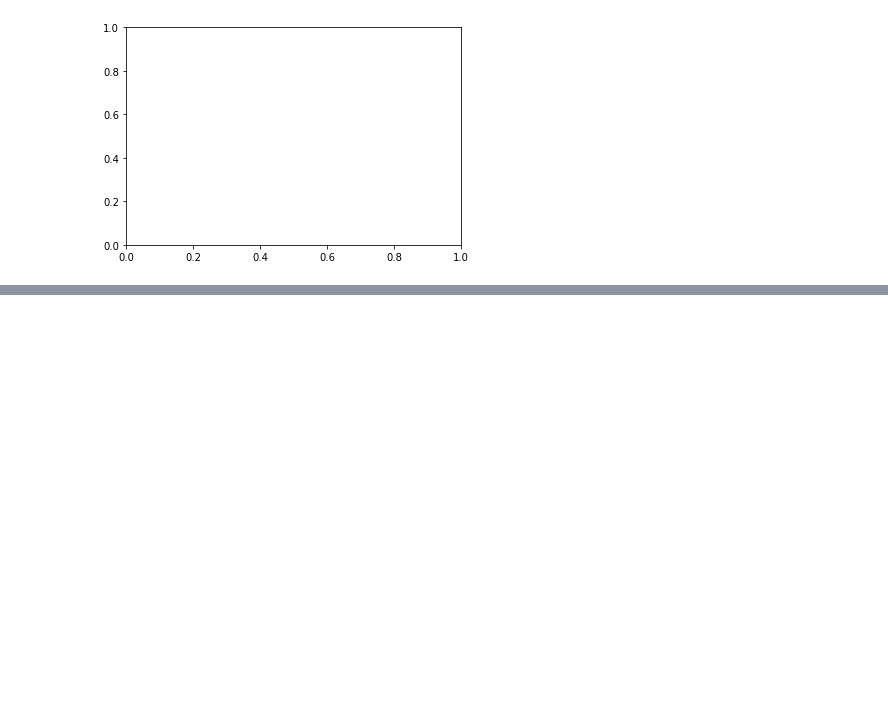
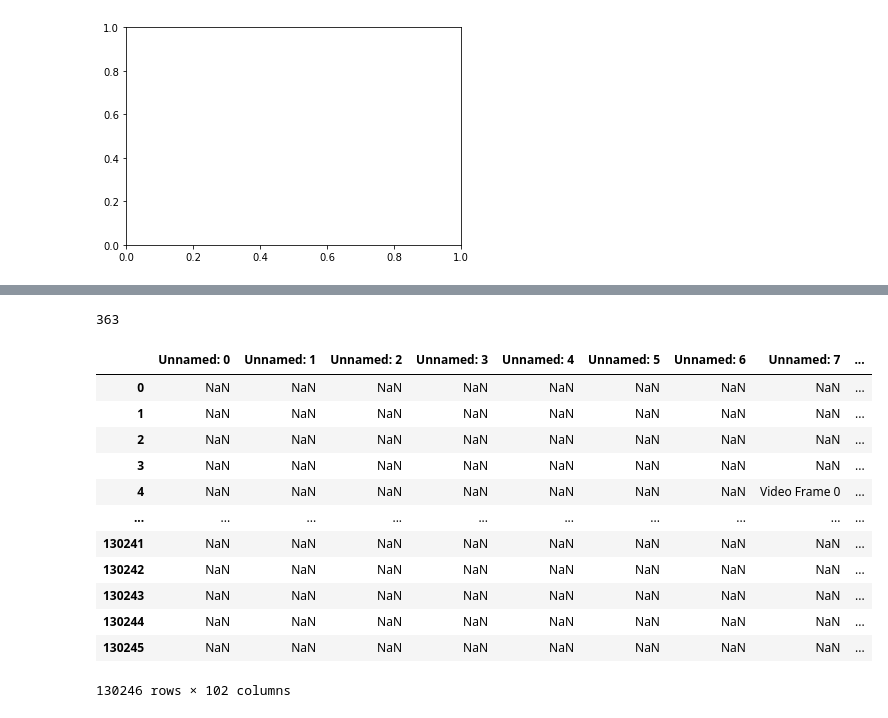
Before and after one commit to toelt-llc/KiPy, a Jupyter notebook: code/preprocessing.ipynb, the cells around one changed output, grey strips where cells are left out. Drawn from its saved outputs; the diff is of its cells as text; code cells hidden in the pictures; blank space fills up the shorter version.

Commit message:
trial identification + representations

```diff
--- a/code/preprocessing.ipynb
+++ b/code/preprocessing.ipynb
@@ -65,0 +124,33 @@ Name: Frame time (s), Length: 3347, dtype: float64
+# %%
+import csv
+import pandas as pd
+
+FILEPATH = "../files/Ball on Bar - Child - RIGHT - 11_59.csv"
+#FILEPATH = "../files/Object Hit - [Child - practice] - RIGHT - 12_02.csv"
+
+with open(FILEPATH, 'r',encoding= 'unicode_escape') as f:
+    reader = csv.reader(f, delimiter=',')
+    for row in reader:
+        if row and row[1] == 'New trial':
+            #print(row)
+            LINESKIP = reader.line_num + 11
+            print(LINESKIP)
+            results = pd.read_csv(FILEPATH,encoding= 'unicode_escape', sep=',',skiprows = LINESKIP)
+            break
+
+results
+# %% [output]
+363
+|  | Unnamed: 0 | Unnamed: 1 | Unnamed: 2 | Unnamed: 3 | Unnamed: 4 | Unnamed: 5 | Unnamed: 6 | Unnamed: 7 | ... |
+| 0 | NaN | NaN | NaN | NaN | NaN | NaN | NaN | NaN | ... |
+| 1 | NaN | NaN | NaN | NaN | NaN | NaN | NaN | NaN | ... |
+| 2 | NaN | NaN | NaN | NaN | NaN | NaN | NaN | NaN | ... |
+| 3 | NaN | NaN | NaN | NaN | NaN | NaN | NaN | NaN | ... |
+| 4 | NaN | NaN | NaN | NaN | NaN | NaN | NaN | Video Frame 0 | ... |
+| ... | ... | ... | ... | ... | ... | ... | ... | ... | ... |
+| 130241 | NaN | NaN | NaN | NaN | NaN | NaN | NaN | NaN | ... |
+| 130242 | NaN | NaN | NaN | NaN | NaN | NaN | NaN | NaN | ... |
+| 130243 | NaN | NaN | NaN | NaN | NaN | NaN | NaN | NaN | ... |
+| 130244 | NaN | NaN | NaN | NaN | NaN | NaN | NaN | NaN | ... |
+| 130245 | NaN | NaN | NaN | NaN | NaN | NaN | NaN | NaN | ... |
+130246 rows × 102 columns
```
Also changed, not shown: parts of 8 cells of this notebook, 2 other files.
